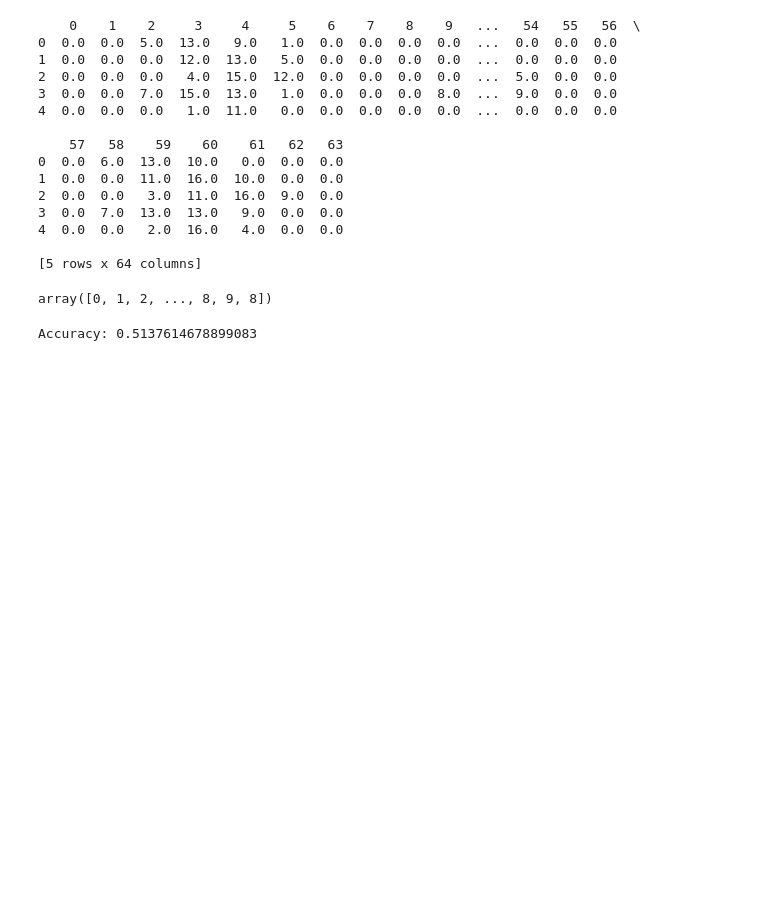
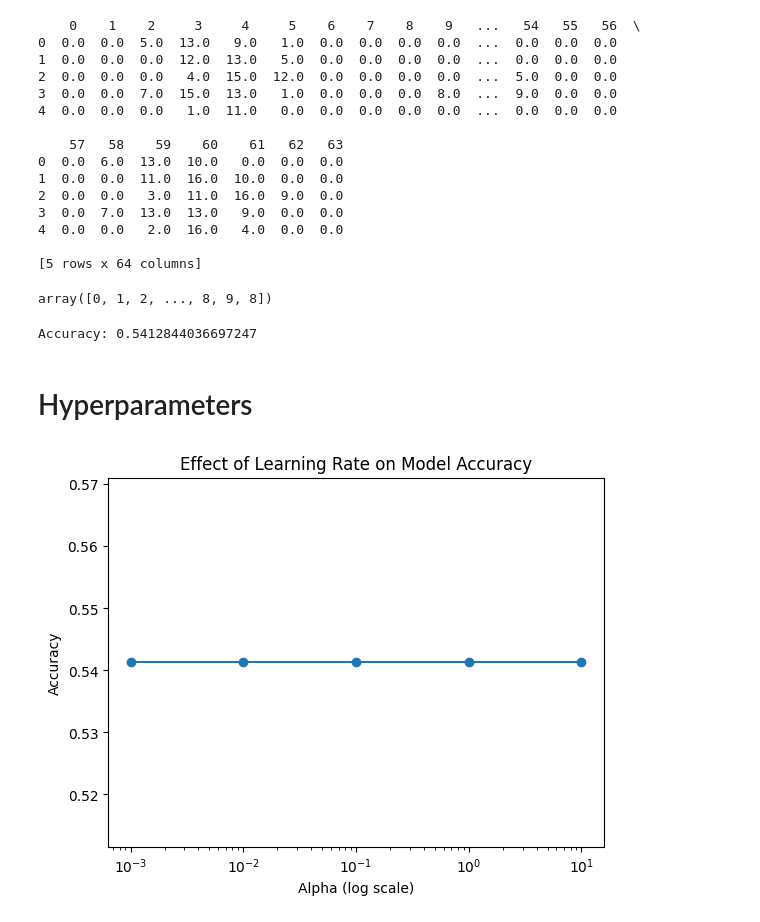
Before and after one commit to yninom/STATISTICALLEARNING, a Jupyter notebook: perceptron.ipynb, the cells around one changed output. Cells and saved outputs as stored; diff of their text form; code cells hidden in the pictures; blank space fills up the shorter version.

```diff
--- a/perceptron.ipynb
+++ b/perceptron.ipynb
@@ -49,5 +44,7 @@ c0 = mnist.target == class_0
 # %%
 #Choose only two classes
+class_1 = 1
+class_0 = 7
 selected_data = mnist.data[(mnist.target == class_1) | (mnist.target == class_0)]
 selected_target = mnist.target[(mnist.target == class_1) | (mnist.target == class_0)]
 selected_target1 = (selected_target == class_1).astype(int)  #convert the labels to 0 or 1
@@ -94,4 +91,32 @@ for xi in X_test:
 accuracy = np.mean(np.array(y_pred) == y_test)
 print("Accuracy:", accuracy)
 # %% [output]
-Accuracy: 0.5137614678899083
+Accuracy: 0.5412844036697247
+# %% [markdown]
+# Hyperparameters
+# %%
+import matplotlib.pyplot as plt
+
+alphas = [0.001, 0.01, 0.1, 1, 10] # lista de valores para alpha
+accuracies = []
+
+for alpha in alphas:
+    weights, intercept = perceptron(X_train, y_train, alpha=alpha, N=1000)
+    y_pred = []
+    for xi in X_test:
+        z = np.dot(xi, weights) + intercept
+        if z >= 0:
+            y_pred.append(1)
+        else:
+            y_pred.append(0)
+    accuracy = np.mean(np.array(y_pred) == y_test)
+    accuracies.append(accuracy)
+
+plt.plot(alphas, accuracies, '-o')
+plt.xscale('log')
+plt.xlabel('Alpha (log scale)')
+plt.ylabel('Accuracy')
+plt.title('Effect of Learning Rate on Model Accuracy')
+plt.show()
+# %% [output]
+[figure, added]
```
Also changed, not shown: parts of 2 cells of this notebook, 1 other file.
